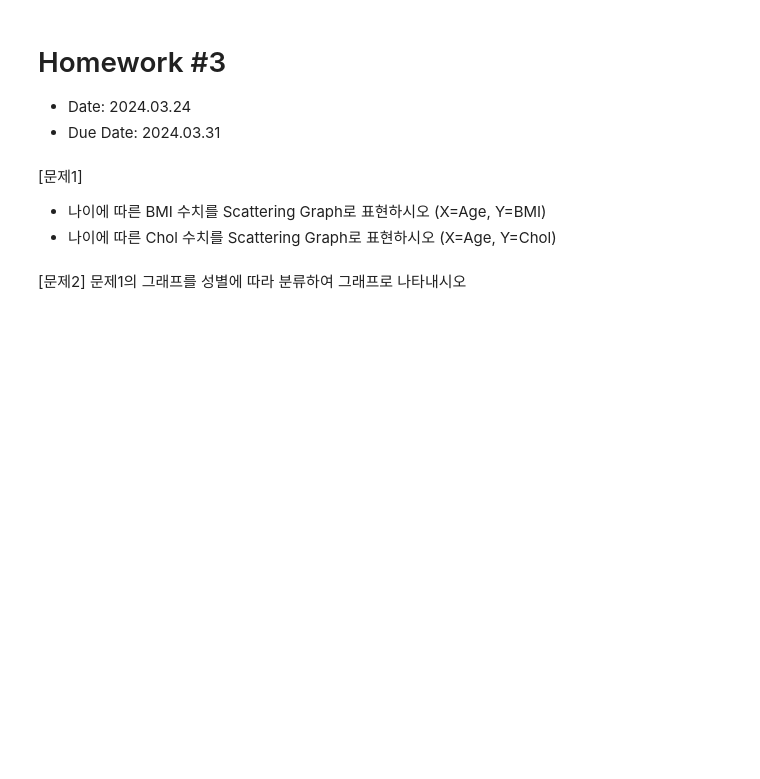
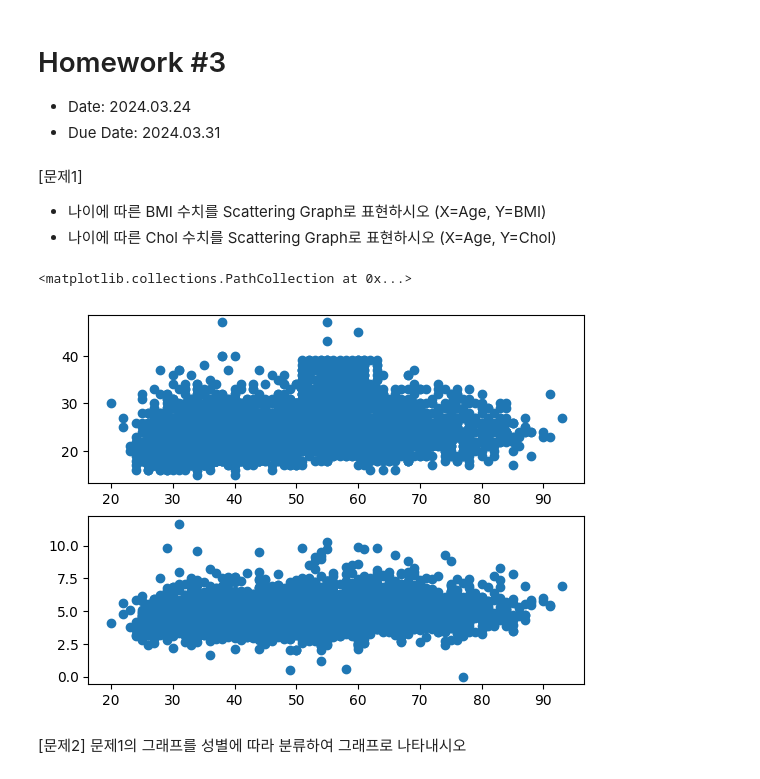
Before and after one commit to yeseuly/Python-palette, a Jupyter notebook: homework/hw3/submit/hw3_jieun.ipynb, the cells around one changed output. Drawn from its saved outputs; the diff is of its cells as text; code cells hidden in the pictures; blank space fills up the shorter version.

```diff
--- a/homework/hw3/submit/hw3_jieun.ipynb
+++ b/homework/hw3/submit/hw3_jieun.ipynb
@@ -8,10 +8,18 @@ import pandas as pd
 import numpy as np
 import matplotlib.pyplot as plt
 # %%
-data = pd.read_csv("../hw2/Diabetes Classification.csv")
+data = pd.read_csv("../../hw2/Diabetes Classification.csv")
 # %% [markdown]
 [문제1]
 - 나이에 따른 BMI 수치를 Scattering Graph로 표현하시오 (X=Age, Y=BMI)
 - 나이에 따른 Chol 수치를 Scattering Graph로 표현하시오 (X=Age, Y=Chol)
+# %%
+plt.subplot(2,1,1)
+plt.scatter('Age','BMI', data=data)
+plt.subplot(2,1,2)
+plt.scatter('Age','Chol', data=data)
+# %% [output]
+<matplotlib.collections.PathCollection at 0x...>
+[figure, added]
 # %% [markdown]
 [문제2] 문제1의 그래프를 성별에 따라 분류하여 그래프로 나타내시오
```
Also changed, not shown: parts of 3 cells of this notebook.
